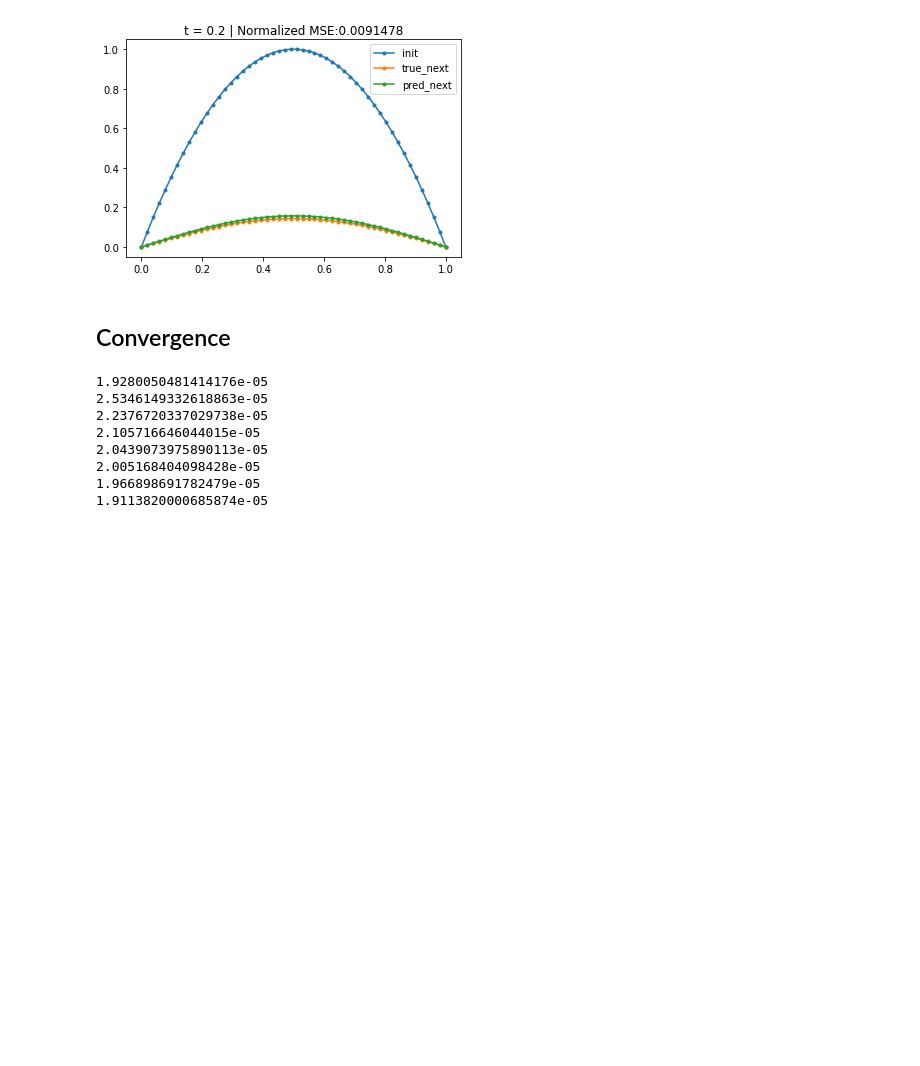
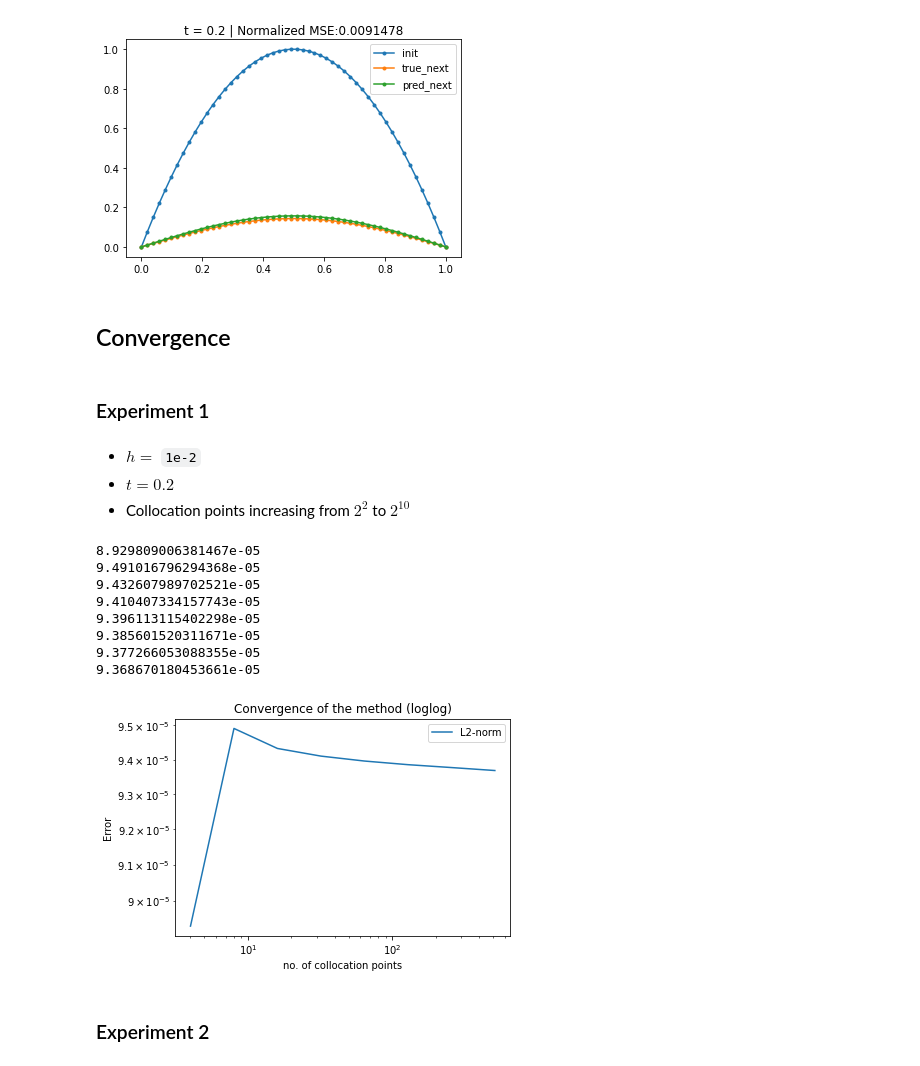
Before and after one commit to jfelipeosorio/kinetick, a Jupyter notebook: pdes/heat1d_cf.ipynb, the cells around one changed output. Saved outputs shown, nothing was run; the diff lists cells and outputs as text; code cells hidden in the pictures; blank space fills up the shorter version.

```diff
--- a/pdes/heat1d_cf.ipynb
+++ b/pdes/heat1d_cf.ipynb
@@ -176,11 +176,16 @@ plt.show()
 [figure]
 # %% [markdown]
 ## Convergence
+# %% [markdown]
+### Experiment 1
+# %% [markdown]
+- $h = $ `1e-2`
+- $t = 0.2$
+- Collocation points increasing from $2^2$ to $2^{10}$
 # %%
-mses = []
-sup_norms = []
-l2_norms = []
+# Experiment 1 - L2-norms
 L2_norms = []
+xrange = 2**np.arange(2,10)
 for n in range(2,10):
     # X_full
     Xfull = np.linspace(0,1,2**n+2)
@@ -191,38 +196,56 @@ for n in range(2,10):
     Xomega = Xfull[1:-1]
     # u(X_\Omega,0)
     u0 = heat_u0(Xomega)
-    # Advection coefficient
-    beta = 5
     # Kernel lenght-scale
     k_param = 0.5
     # Time step
     h = 0.01
+    # Final t
+    t = 0.2
+    # No. of steps
+    steps = int(t//h)
+    # Compute Kphiphi
+    Kphiphi = Kphiphi_assembly(Xomega, Xboundary, h, k = 'Gaussian', k_param = k_param)
+    # Regularizer for Kphiphi
+    R = jnp.diag(jnp.diag(Kphiphi))
+    # Comput Kphi againts Xfull which will be the test set
+    Kphi = Kphi_assembly(Xfull, Xomega, Xboundary , h, k = 'Gaussian', k_param = 0.5)
 
-    Kphiphi = Kphiphi_assembly(Xomega, Xboundary, h, k = 'Gaussian', k_param = k_param)
-    y_prev = jnp.concatenate((u0,np.zeros((len(Xboundary)),)))
+    uprev = u0
+    for _ in range(steps):
+        y_prev = jnp.concatenate((uprev,np.zeros((len(Xboundary)),)))
+        sol = jnp.linalg.solve(Kphiphi + 1e-6*R,y_prev)
+        u_next = np.dot(Kphi.T,sol)
+        # update
+        uprev = u_next[1:-1]
 
-    R = jnp.diag(jnp.diag(Kphiphi))
-    sol = jnp.linalg.solve(Kphiphi + 1e-6*R,y_prev)
 
-    Kphi = Kphi_assembly(Xfull, Xomega, Xboundary , h, k = 'Gaussian', k_param = k_param)
-    u_next = np.dot(Kphi.T,sol)
-    # Vector of differences
-    u_true = heat_sol(Xfull,h,5)
+    # u_true
+    u_true = heat_sol(Xfull, t, 5)
+    # Differences
     f = np.abs(u_next - u_true)**2
-    # sup norm
-    #sup_norms.append(f/np.max(ad_sol(Xfull,h,beta,5)))
-    # l2 norm
-    #l2_norms.append(norm(u_next - ad_sol(Xfull,h,beta,5),ord=2)/norm(ad_sol(Xfull,h,beta,5),ord=2))
+    # Append L2 norm per iteration
     L2_norms.append(trap(f,delta))
+    # Print L2 norm per iteration
     print(trap(f,delta))
-    #nmse = mean_squared_error(u_next,ad_sol(Xfull,h,beta,5))/mean_squared_error(0*ad_sol(Xfull,h,beta,5),ad_sol(Xfull,h,beta,5))
-    #mses.append(nmse)
 # %% [output]
-1.9280050481414176e-05
-2.5346149332618863e-05
-2.2376720337029738e-05
-2.105716646044015e-05
-2.0439073975890113e-05
-2.005168404098428e-05
-1.966898691782479e-05
-1.9113820000685874e-05
+8.929809006381467e-05
+9.491016796294368e-05
+9.432607989702521e-05
+9.410407334157743e-05
+9.396113115402298e-05
+9.385601520311671e-05
+9.377266053088355e-05
+9.368670180453661e-05
+# %%
+# Experiment 1 - Convergence plot
+plt.loglog(xrange,L2_norms,label = 'L2-norm')
+plt.xlabel('no. of collocation points')
+plt.ylabel('Error')
+plt.legend()
+plt.title('Convergence of the method (loglog)')
+plt.show()
+# %% [output]
+[figure, added]
+# %% [markdown]
+### Experiment 2
```
Also changed, not shown: parts of 14 cells of this notebook, 1 other file.
